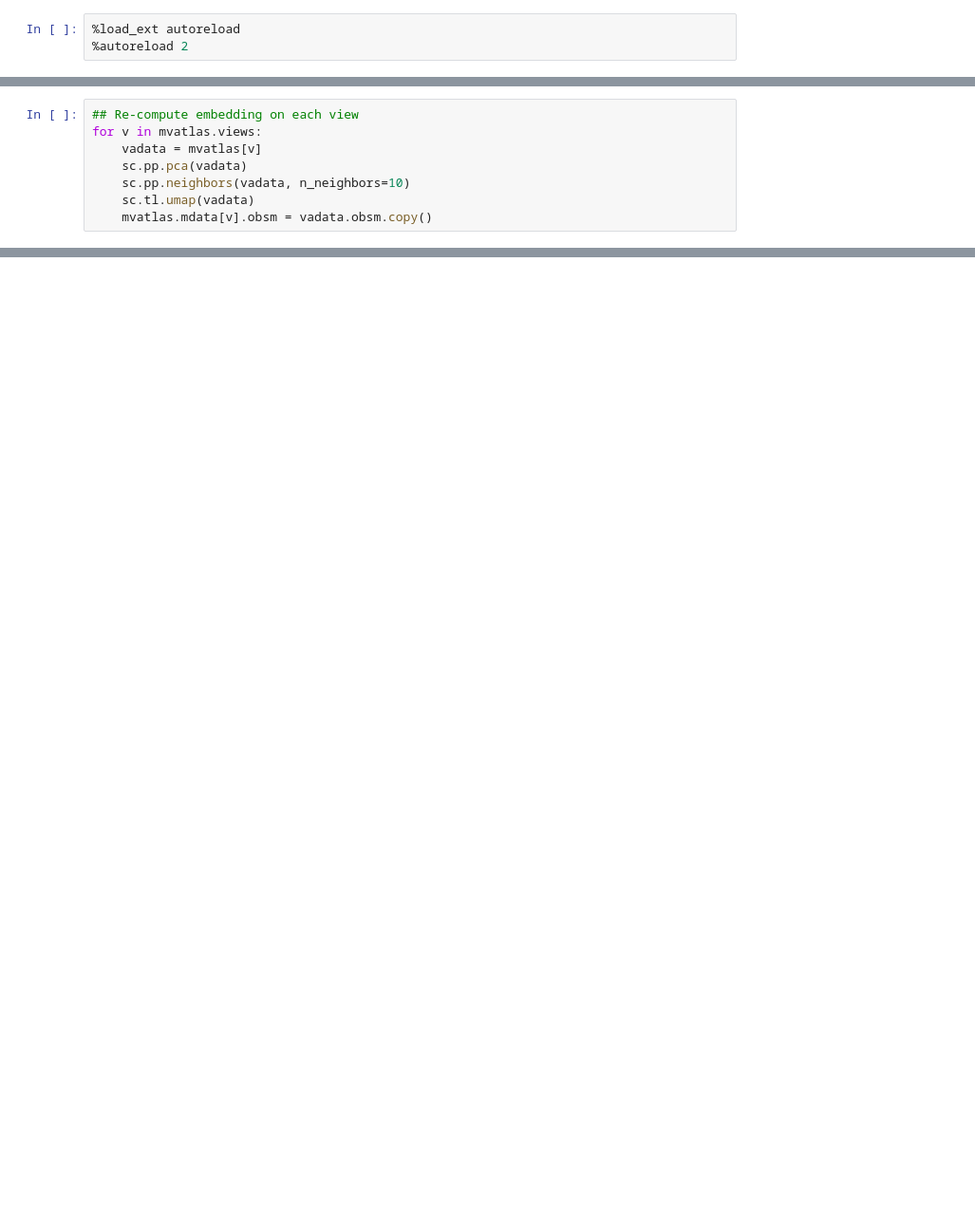
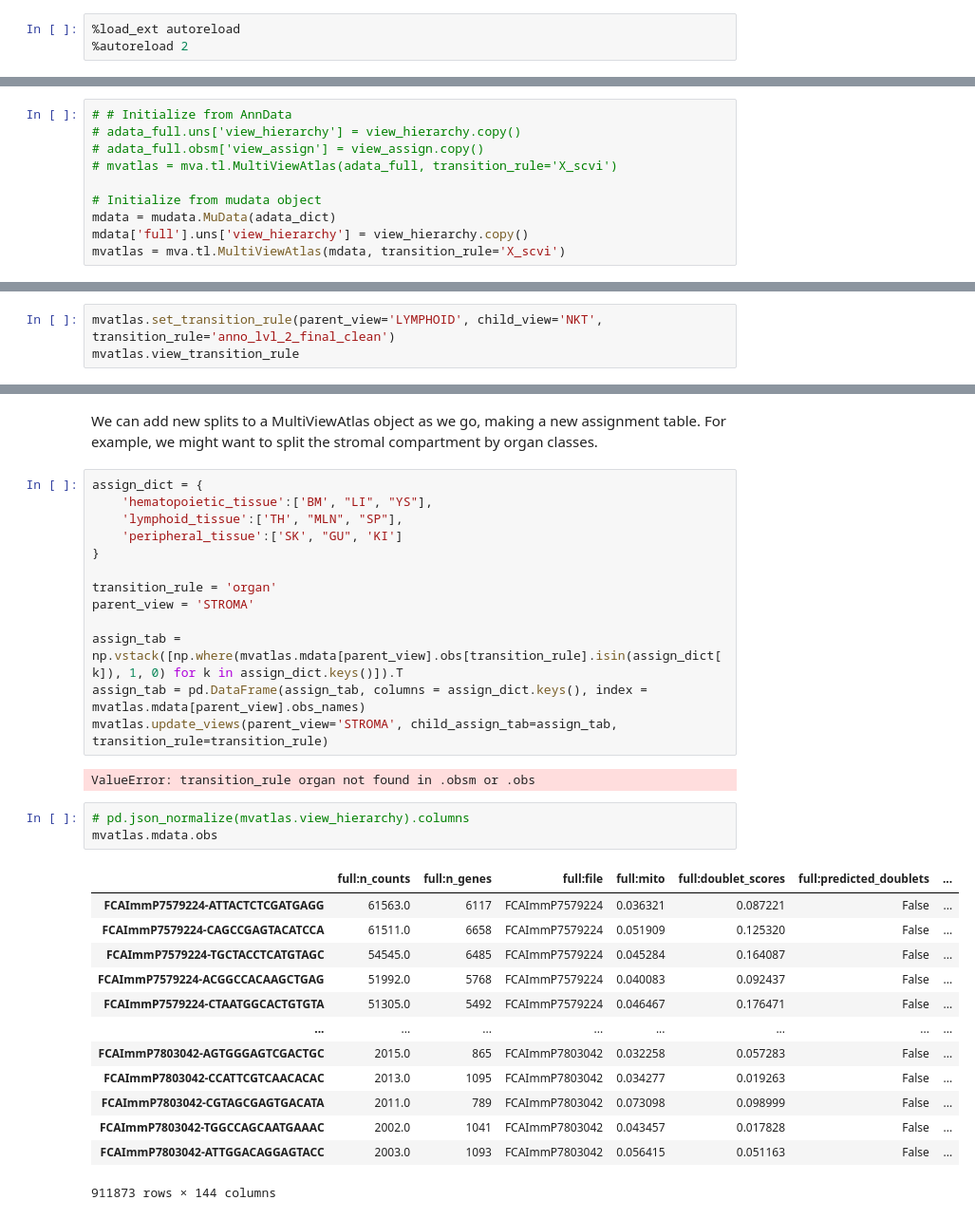
Before and after one commit to scverse-bot/multi-view-atlas, a Jupyter notebook: test_multi_view_atlas.ipynb, the cells around one changed output, grey strips where cells are left out. Shown at 95% size. Cells and saved outputs as stored; diff of their text form; blank space fills up the shorter version.

```diff
--- a/test_multi_view_atlas.ipynb
+++ b/test_multi_view_atlas.ipynb
@@ -77,8 +5,0 @@ mvatlas.views
-# %%
-## Re-compute embedding on each view
-for v in mvatlas.views:
-    vadata = mvatlas[v]
-    sc.pp.pca(vadata)
-    sc.pp.neighbors(vadata, n_neighbors=10)
-    sc.tl.umap(vadata)
-    mvatlas.mdata[v].obsm = vadata.obsm.copy()
@@ -139,0 +74,10 @@ mva.pl.multiview_embedding(mvatlas.mdata, view='NKT', color='anno_lvl_2_final_cl
+# %%
+# # Initialize from AnnData
+# adata_full.uns['view_hierarchy'] = view_hierarchy.copy()
+# adata_full.obsm['view_assign'] = view_assign.copy()
+# mvatlas = mva.tl.MultiViewAtlas(adata_full, transition_rule='X_scvi')
+
+# Initialize from mudata object
+mdata = mudata.MuData(adata_dict)
+mdata['full'].uns['view_hierarchy'] = view_hierarchy.copy()
+mvatlas = mva.tl.MultiViewAtlas(mdata, transition_rule='X_scvi')
@@ -139,0 +135,3 @@ mva.pl.multiview_embedding(mvatlas.mdata, view='NKT', color='anno_lvl_2_final_cl
+# %%
+mvatlas.set_transition_rule(parent_view='LYMPHOID', child_view='NKT', transition_rule='anno_lvl_2_final_clean')
+mvatlas.view_transition_rule
@@ -139,0 +148,34 @@ mva.pl.multiview_embedding(mvatlas.mdata, view='NKT', color='anno_lvl_2_final_cl
+# %% [markdown]
+We can add new splits to a MultiViewAtlas object as we go, making a new assignment table. For example, we might want to split the stromal compartment by organ classes.
+# %%
+assign_dict = {
+    'hematopoietic_tissue':['BM', "LI", "YS"],
+    'lymphoid_tissue':['TH', "MLN", "SP"],
+    'peripheral_tissue':['SK', "GU", 'KI']
+}
+
+transition_rule = 'organ'
+parent_view = 'STROMA'
+
+assign_tab = np.vstack([np.where(mvatlas.mdata[parent_view].obs[transition_rule].isin(assign_dict[k]), 1, 0) for k in assign_dict.keys()]).T
+assign_tab = pd.DataFrame(assign_tab, columns = assign_dict.keys(), index = mvatlas.mdata[parent_view].obs_names)
+mvatlas.update_views(parent_view='STROMA', child_assign_tab=assign_tab, transition_rule=transition_rule)
+# %% [output]
+ValueError: transition_rule organ not found in .obsm or .obs
+# %%
+# pd.json_normalize(mvatlas.view_hierarchy).columns
+mvatlas.mdata.obs
+# %% [output]
+|  | full:n_counts | full:n_genes | full:file | full:mito | full:doublet_scores | full:predicted_doublets | ... |
+| FCAImmP7579224-ATTACTCTCGATGAGG | 61563.0 | 6117 | FCAImmP7579224 | 0.036321 | 0.087221 | False | ... |
+| FCAImmP7579224-CAGCCGAGTACATCCA | 61511.0 | 6658 | FCAImmP7579224 | 0.051909 | 0.125320 | False | ... |
+| FCAImmP7579224-TGCTACCTCATGTAGC | 54545.0 | 6485 | FCAImmP7579224 | 0.045284 | 0.164087 | False | ... |
+| FCAImmP7579224-ACGGCCACAAGCTGAG | 51992.0 | 5768 | FCAImmP7579224 | 0.040083 | 0.092437 | False | ... |
+| FCAImmP7579224-CTAATGGCACTGTGTA | 51305.0 | 5492 | FCAImmP7579224 | 0.046467 | 0.176471 | False | ... |
+| ... | ... | ... | ... | ... | ... | ... | ... |
+| FCAImmP7803042-AGTGGGAGTCGACTGC | 2015.0 | 865 | FCAImmP7803042 | 0.032258 | 0.057283 | False | ... |
+| FCAImmP7803042-CCATTCGTCAACACAC | 2013.0 | 1095 | FCAImmP7803042 | 0.034277 | 0.019263 | False | ... |
+| FCAImmP7803042-CGTAGCGAGTGACATA | 2011.0 | 789 | FCAImmP7803042 | 0.073098 | 0.098999 | False | ... |
+| FCAImmP7803042-TGGCCAGCAATGAAAC | 2002.0 | 1041 | FCAImmP7803042 | 0.043457 | 0.017828 | False | ... |
+| FCAImmP7803042-ATTGGACAGGAGTACC | 2003.0 | 1093 | FCAImmP7803042 | 0.056415 | 0.051163 | False | ... |
+911873 rows × 144 columns
```
Also changed, not shown: parts of 32 cells of this notebook, 1 other file.
